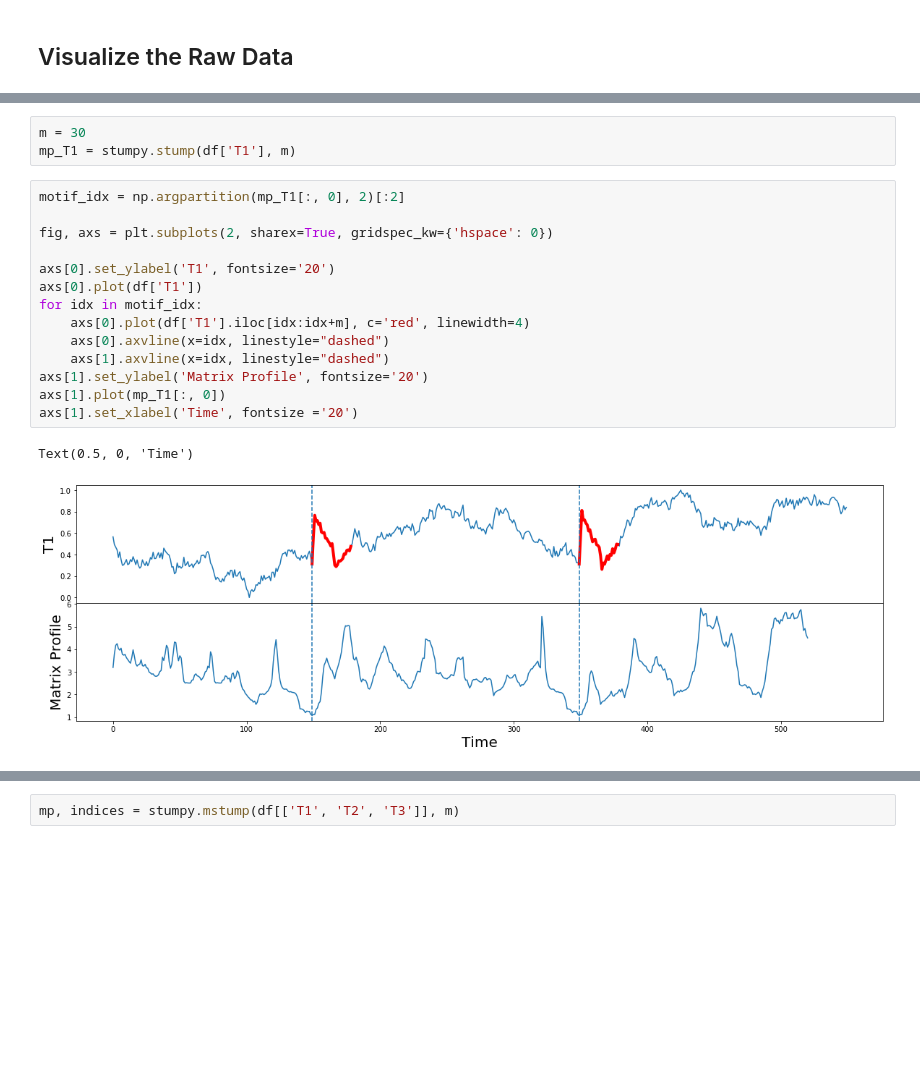
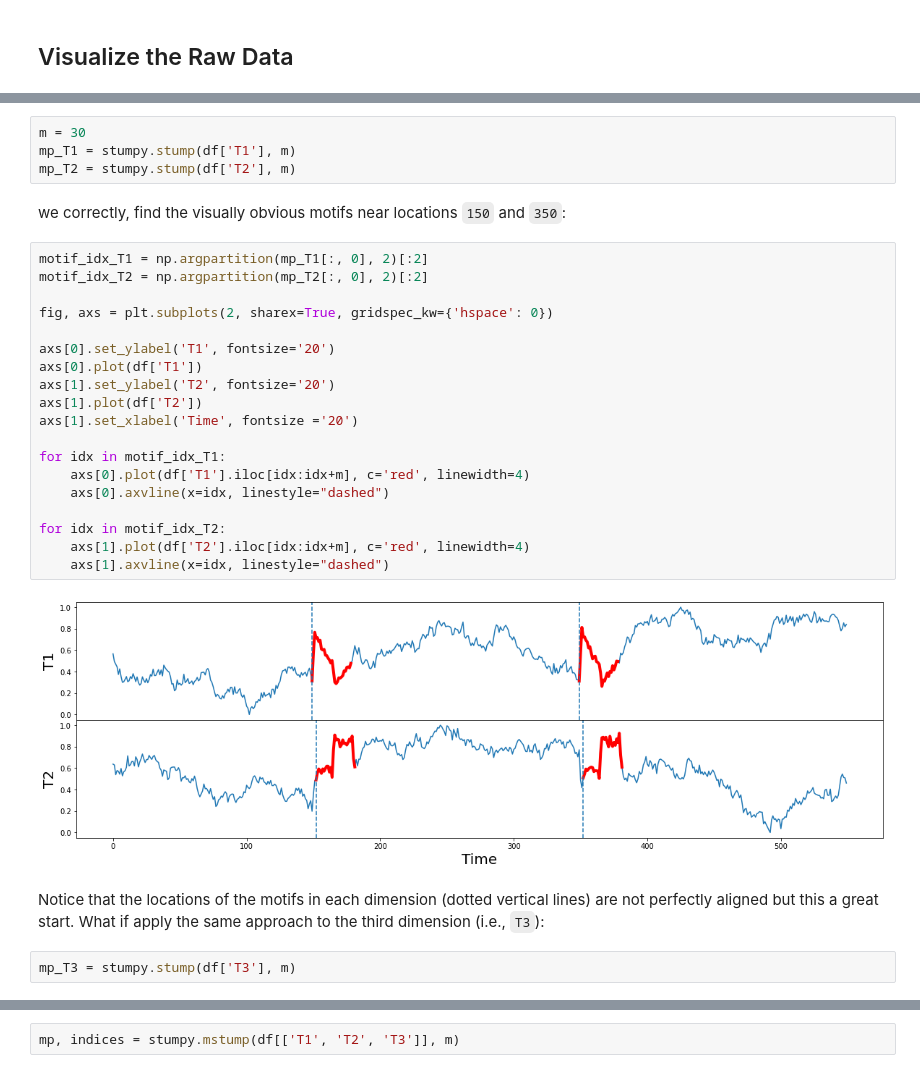
Before and after one commit to TDAmeritrade/stumpy, a Jupyter notebook: docs/Tutorial_Multidimensional_Motif_Discovery.ipynb, the cells around one changed output, grey strips where cells are left out. Drawn from its saved outputs; the diff is of its cells as text; blank space fills up the shorter version.

Commit message:
Added more text to MSTUMP tutorial

```diff
--- a/docs/Tutorial_Multidimensional_Motif_Discovery.ipynb
+++ b/docs/Tutorial_Multidimensional_Motif_Discovery.ipynb
@@ -62,20 +71,31 @@ axs[2].plot(df['T3'])
 # %%
 m = 30
 mp_T1 = stumpy.stump(df['T1'], m)
+mp_T2 = stumpy.stump(df['T2'], m)
+# %% [markdown]
+we correctly, find the visually obvious motifs near locations `150` and `350`:
 # %%
-motif_idx = np.argpartition(mp_T1[:, 0], 2)[:2]
+motif_idx_T1 = np.argpartition(mp_T1[:, 0], 2)[:2]
+motif_idx_T2 = np.argpartition(mp_T2[:, 0], 2)[:2]
 
 fig, axs = plt.subplots(2, sharex=True, gridspec_kw={'hspace': 0})
 
 axs[0].set_ylabel('T1', fontsize='20')
 axs[0].plot(df['T1'])
-for idx in motif_idx:
+axs[1].set_ylabel('T2', fontsize='20')
+axs[1].plot(df['T2'])
+axs[1].set_xlabel('Time', fontsize ='20')
+
+for idx in motif_idx_T1:
     axs[0].plot(df['T1'].iloc[idx:idx+m], c='red', linewidth=4)
     axs[0].axvline(x=idx, linestyle="dashed")
+
+for idx in motif_idx_T2:
+    axs[1].plot(df['T2'].iloc[idx:idx+m], c='red', linewidth=4)
     axs[1].axvline(x=idx, linestyle="dashed")
-axs[1].set_ylabel('Matrix Profile', fontsize='20')
-axs[1].plot(mp_T1[:, 0])
-axs[1].set_xlabel('Time', fontsize ='20')
 # %% [output]
-Text(0.5, 0, 'Time')
-[figure, old version]
+[figure, new version]
+# %% [markdown]
+Notice that the locations of the motifs in each dimension (dotted vertical lines) are not perfectly aligned but this a great start. What if apply the same approach to the third dimension (i.e., `T3`):
+# %%
+mp_T3 = stumpy.stump(df['T3'], m)
```
Also changed, not shown: parts of 10 cells of this notebook.
